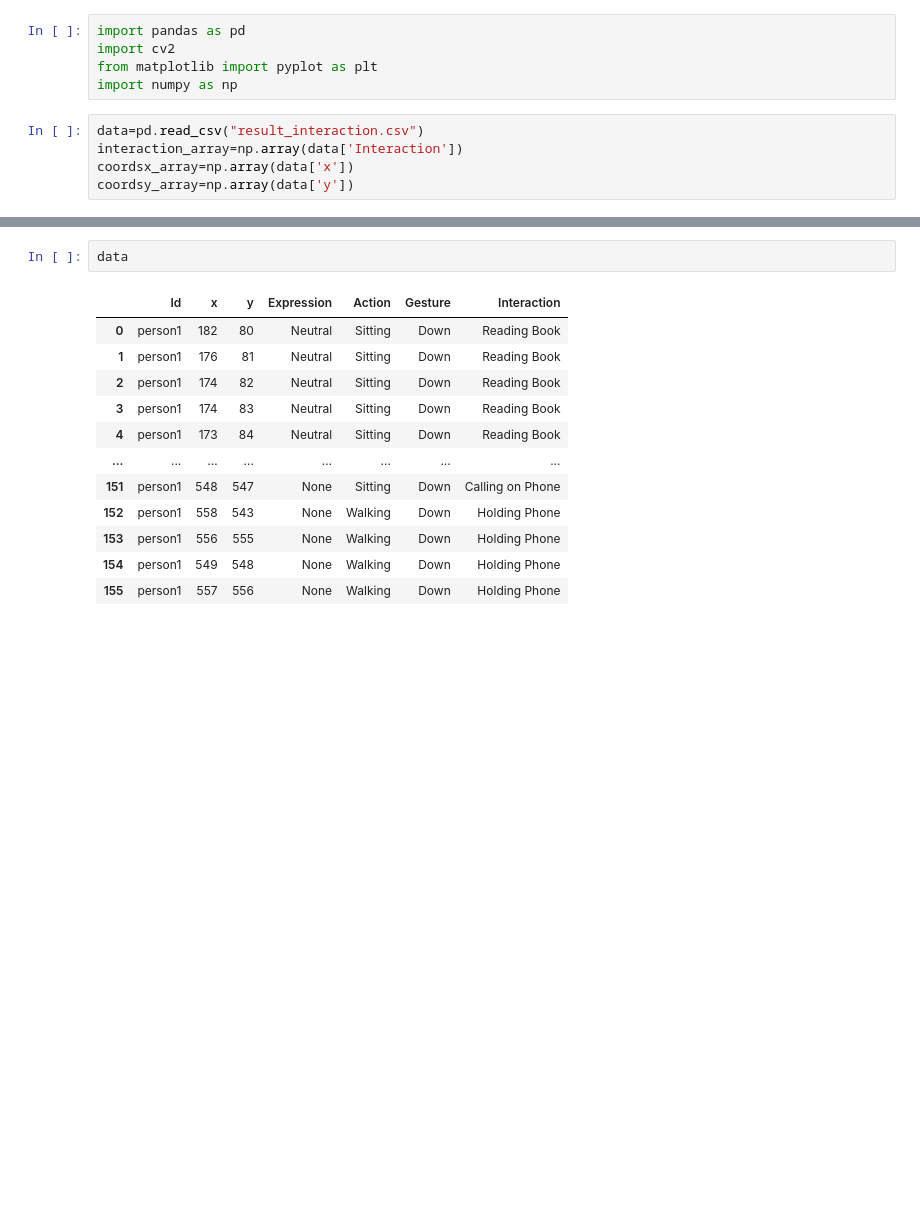
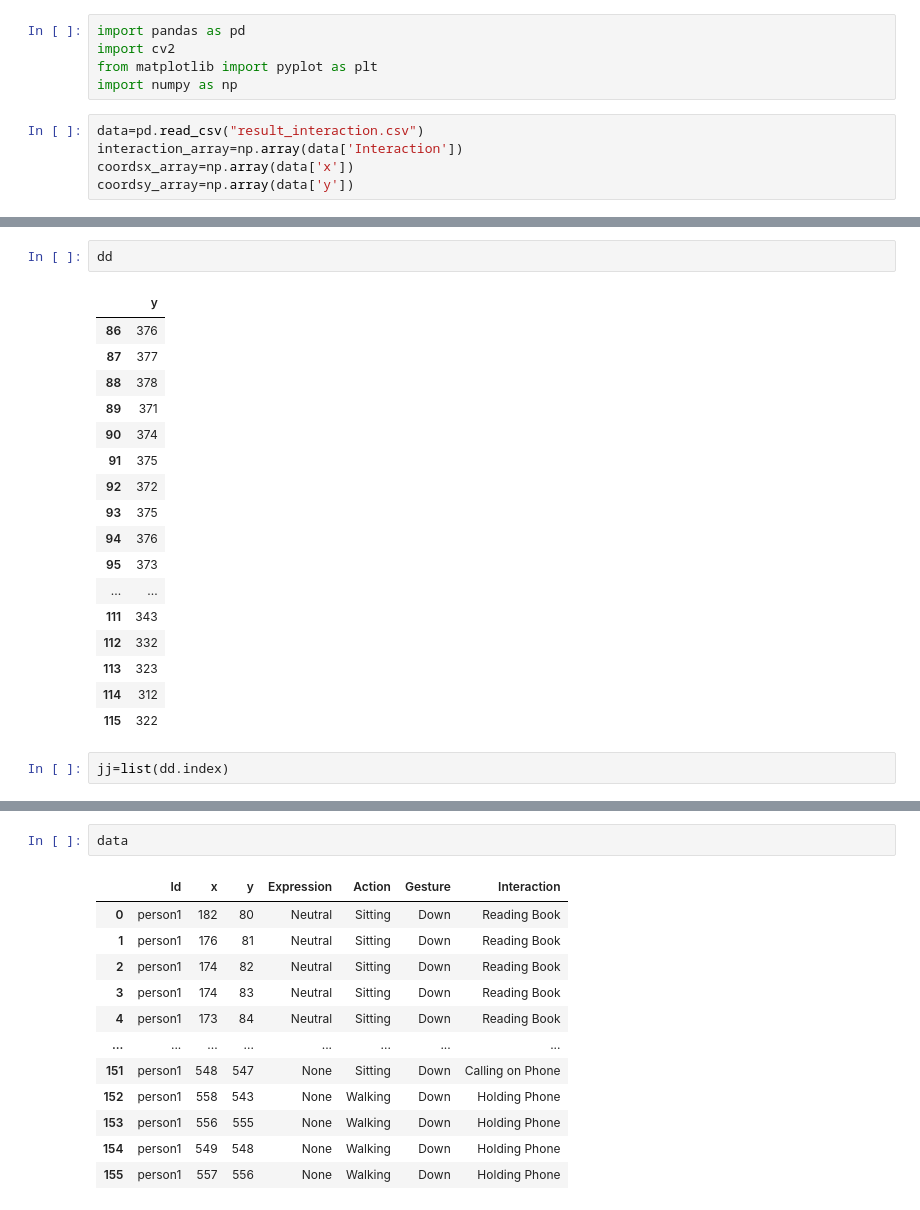
Before and after one commit to ozaki-hr8/-Space-Utilization-Analysis, a Jupyter notebook: cluster.ipynb, the cells around one changed output, grey strips where cells are left out. Saved outputs shown, nothing was run; the diff lists cells and outputs as text; blank space fills up the shorter version.

```diff
--- a/cluster.ipynb
+++ b/cluster.ipynb
@@ -30,0 +96,22 @@ coordsy_array=np.array(data['y'])
+# %%
+dd
+# %% [output]
+|  | y |
+| 86 | 376 |
+| 87 | 377 |
+| 88 | 378 |
+| 89 | 371 |
+| 90 | 374 |
+| 91 | 375 |
+| 92 | 372 |
+| 93 | 375 |
+| 94 | 376 |
+| 95 | 373 |
+| ... | ... |
+| 111 | 343 |
+| 112 | 332 |
+| 113 | 323 |
+| 114 | 312 |
+| 115 | 322 |
+# %%
+jj=list(dd.index)
```
Also changed, not shown: parts of 25 cells of this notebook.
